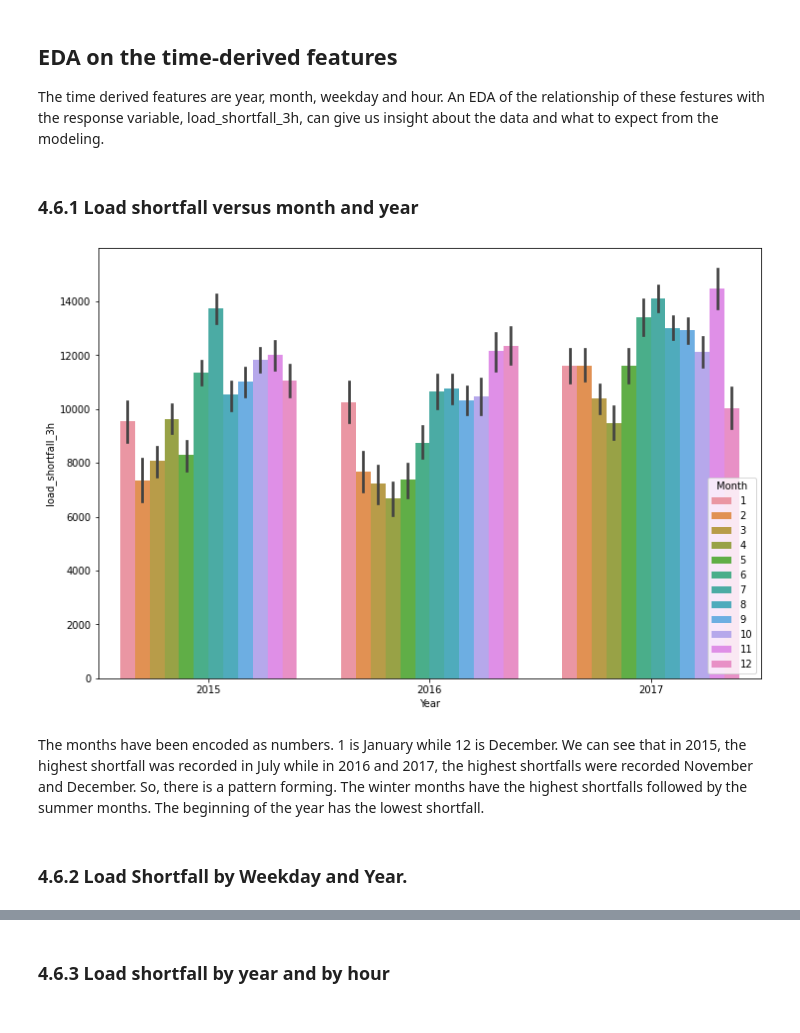
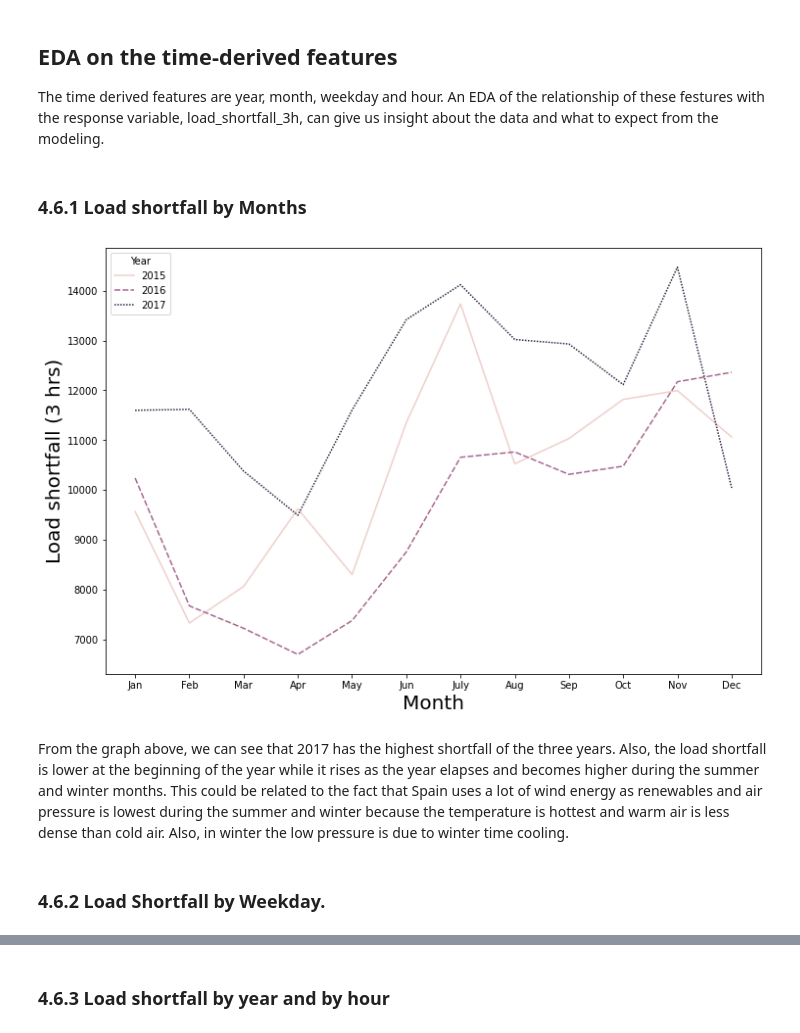
Before and after one commit to Emekadavid/Spain_electricity_shortfall_challenge, a Jupyter notebook: Advanced-Regression-Starter-Data/starter-notebook.ipynb, the cells around one changed output, grey strips where cells are left out. Saved outputs shown, nothing was run; the diff lists cells and outputs as text; code cells hidden in the pictures.

```diff
--- a/Advanced-Regression-Starter-Data/starter-notebook.ipynb
+++ b/Advanced-Regression-Starter-Data/starter-notebook.ipynb
@@ -421,2 +419,0 @@ We will now get back our train and test data sets from the model
-# %%
-train_clean_df = unpickled_model["train_clean_df"]
@@ -431,15 +426,20 @@ After Data Cleaning is exploratory data analysis (EDA). For the EDA, we will fir
 
 The time derived features are year, month, weekday and hour. An EDA of the relationship of these festures with the response variable, load_shortfall_3h, can give us insight about the data and what to expect from the modeling.
 # %% [markdown]
-### 4.6.1 Load shortfall versus month and year
+### 4.6.1 Load shortfall by Months
-# %%
-# multiple bar barchat showing the relationship of load shortfalls to months by yearly variation
-fig, ax = plt.subplots(figsize=(12, 8))
-sns.barplot(x='Year', y='load_shortfall_3h', hue='Month', data=train_clean_df, ax=ax)
-plt.show()
-# %% [output]
-[figure, removed]
+# %%
+fig, ax = plt.subplots(figsize=(12, 8))
+p = sns.lineplot(x='Month', y='load_shortfall_3h', hue='Year', data=train_clean_df, ci=None, style='Year', ax=ax)
+p.set_ylabel("Load shortfall (3 hrs)", fontsize=20)
+p.set_xlabel("Month", fontsize=20)
+months_labels = ['Jan', 'Feb', 'Mar', 'Apr', 'May', 'Jun', 'July', 'Aug', 'Sep', 'Oct', 'Nov', 'Dec']
+months_ticks = [1,2,3,4,5,6,7,8,9,10,11,12]
+plt.xticks(ticks=months_ticks, labels=months_labels)
+plt.legend(loc="upper left", title='Year', fontsize='medium')
+plt.show()
+# %% [output]
+[figure, added]
 # %% [markdown]
-The months have been encoded as numbers. 1 is January while 12 is December. We can see that in 2015, the highest shortfall was recorded in July while in 2016 and 2017, the highest shortfalls were recorded November and December. So, there is a pattern forming. The winter months have the highest shortfalls followed by the summer months. The beginning of the year has the lowest shortfall.
+From the graph above, we can see that 2017 has the highest shortfall of the three years. Also, the load shortfall is lower at the beginning of the year while it rises as the year elapses and becomes higher during the summer and winter months. This could be related to the fact that Spain uses a lot of wind energy as renewables and air pressure is lowest during the summer and winter because the temperature is hottest and warm air is less dense than cold air. Also, in winter the low pressure is due to winter time cooling.
 # %% [markdown]
-### 4.6.2 Load Shortfall by Weekday and Year.
+### 4.6.2 Load Shortfall by Weekday.
```
Also changed, not shown: parts of 128 cells of this notebook, 1 other file.
